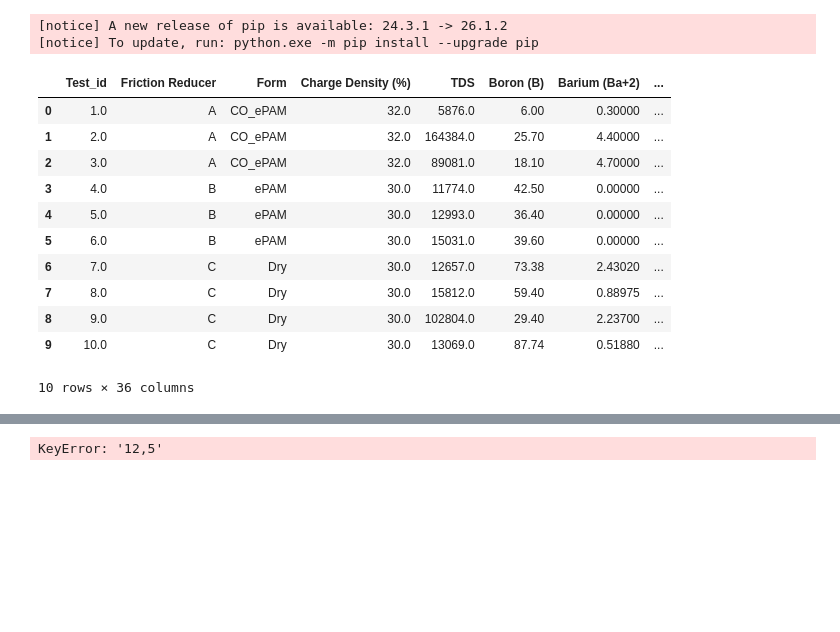
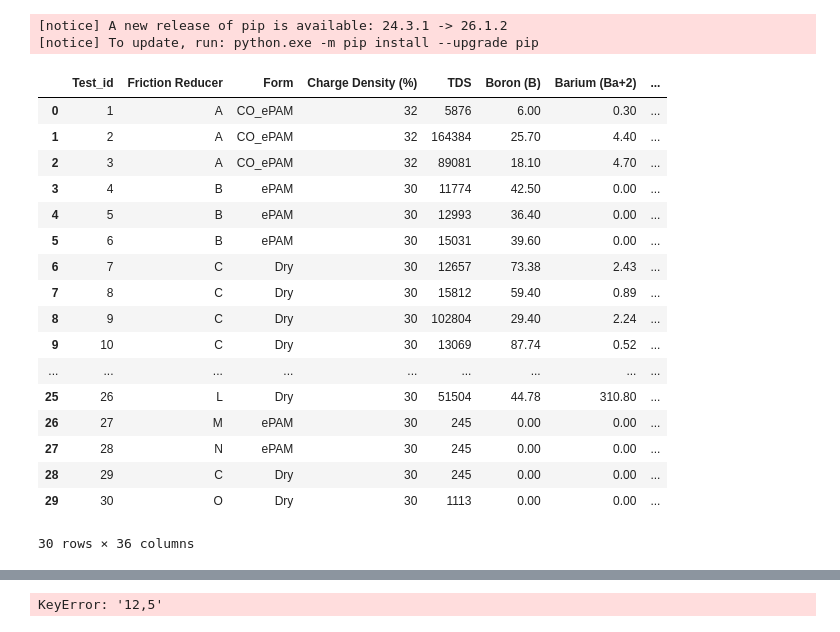
Before and after one commit to carloshurtadop9/PAM-ML-Project, a Jupyter notebook: PAM ML Notebook.ipynb, the cells around one changed output, grey strips where cells are left out. Saved outputs shown, nothing was run; the diff lists cells and outputs as text; code cells hidden in the pictures; blank space fills up the shorter version.

```diff
--- a/PAM ML Notebook.ipynb
+++ b/PAM ML Notebook.ipynb
@@ -16,20 +16,26 @@ import sklearn
 # %%
 master_sheet = pd.read_csv("PAM ML Master Sheet.csv")
 # %%
-master_sheet.head(10)
+master_sheet.head(30)
 # %% [output]
 |  | Test_id | Friction Reducer | Form | Charge Density (%) | TDS | Boron (B) | Barium (Ba+2) | ... |
-| 0 | 1.0 | A | CO_ePAM | 32.0 | 5876.0 | 6.00 | 0.30000 | ... |
-| 1 | 2.0 | A | CO_ePAM | 32.0 | 164384.0 | 25.70 | 4.40000 | ... |
-| 2 | 3.0 | A | CO_ePAM | 32.0 | 89081.0 | 18.10 | 4.70000 | ... |
-| 3 | 4.0 | B | ePAM | 30.0 | 11774.0 | 42.50 | 0.00000 | ... |
-| 4 | 5.0 | B | ePAM | 30.0 | 12993.0 | 36.40 | 0.00000 | ... |
-| 5 | 6.0 | B | ePAM | 30.0 | 15031.0 | 39.60 | 0.00000 | ... |
-| 6 | 7.0 | C | Dry | 30.0 | 12657.0 | 73.38 | 2.43020 | ... |
-| 7 | 8.0 | C | Dry | 30.0 | 15812.0 | 59.40 | 0.88975 | ... |
-| 8 | 9.0 | C | Dry | 30.0 | 102804.0 | 29.40 | 2.23700 | ... |
-| 9 | 10.0 | C | Dry | 30.0 | 13069.0 | 87.74 | 0.51880 | ... |
+| 0 | 1 | A | CO_ePAM | 32 | 5876 | 6.00 | 0.30 | ... |
+| 1 | 2 | A | CO_ePAM | 32 | 164384 | 25.70 | 4.40 | ... |
+| 2 | 3 | A | CO_ePAM | 32 | 89081 | 18.10 | 4.70 | ... |
+| 3 | 4 | B | ePAM | 30 | 11774 | 42.50 | 0.00 | ... |
+| 4 | 5 | B | ePAM | 30 | 12993 | 36.40 | 0.00 | ... |
+| 5 | 6 | B | ePAM | 30 | 15031 | 39.60 | 0.00 | ... |
+| 6 | 7 | C | Dry | 30 | 12657 | 73.38 | 2.43 | ... |
+| 7 | 8 | C | Dry | 30 | 15812 | 59.40 | 0.89 | ... |
+| 8 | 9 | C | Dry | 30 | 102804 | 29.40 | 2.24 | ... |
+| 9 | 10 | C | Dry | 30 | 13069 | 87.74 | 0.52 | ... |
+| ... | ... | ... | ... | ... | ... | ... | ... | ... |
+| 25 | 26 | L | Dry | 30 | 51504 | 44.78 | 310.80 | ... |
+| 26 | 27 | M | ePAM | 30 | 245 | 0.00 | 0.00 | ... |
+| 27 | 28 | N | ePAM | 30 | 245 | 0.00 | 0.00 | ... |
+| 28 | 29 | C | Dry | 30 | 245 | 0.00 | 0.00 | ... |
+| 29 | 30 | O | Dry | 30 | 1113 | 0.00 | 0.00 | ... |
-10 rows × 36 columns
+30 rows × 36 columns
 # %%
 master_sheet.dtypes
 # %% [output]
```
Also changed, not shown: parts of 32 cells of this notebook, 1 other file.
